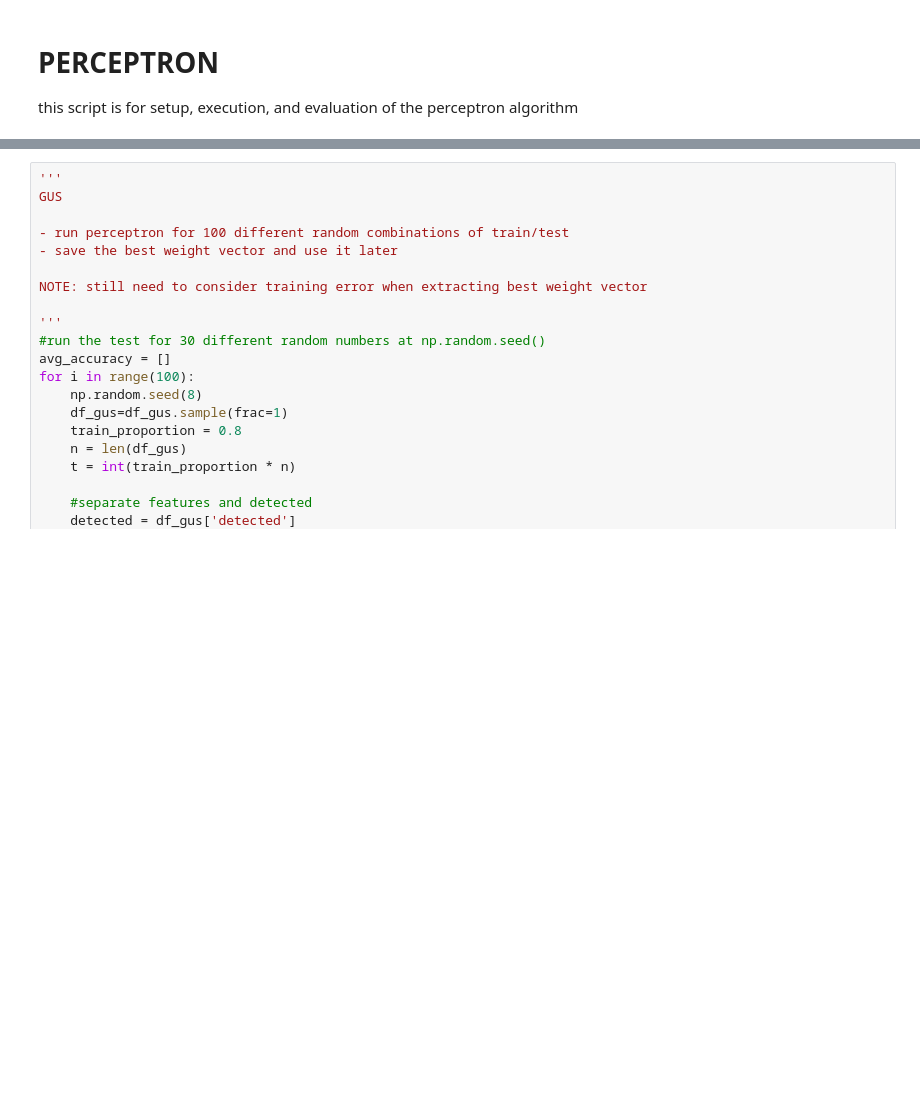
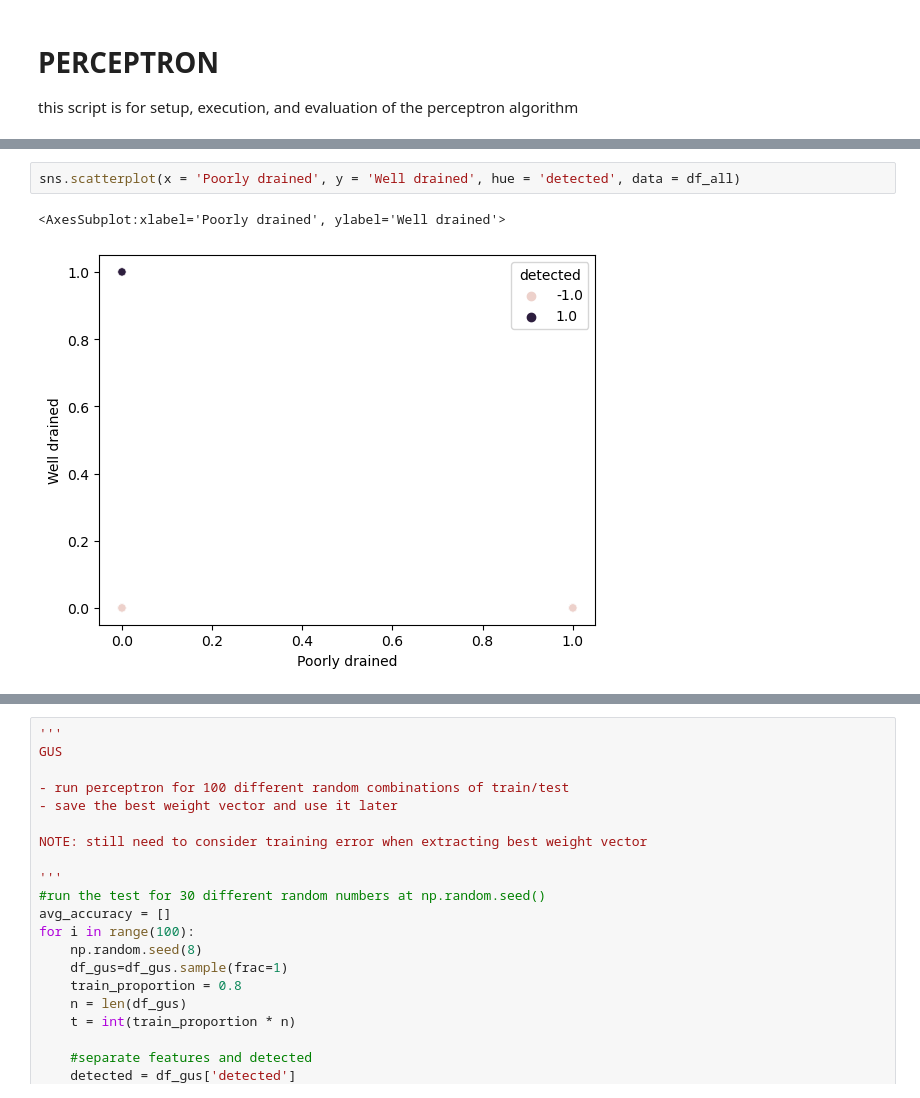
Before and after one commit to izguenther6/orie4741-final, a Jupyter notebook: scripts/perceptron.ipynb, the cells around one changed output, grey strips where cells are left out. Cells and saved outputs as stored; diff of their text form; blank space fills up the shorter version.

```diff
--- a/scripts/perceptron.ipynb
+++ b/scripts/perceptron.ipynb
@@ -24,0 +39,5 @@ np.random.seed(8)
+# %%
+sns.scatterplot(x = 'Poorly drained', y = 'Well drained', hue = 'detected', data = df_all)
+# %% [output]
+<AxesSubplot:xlabel='Poorly drained', ylabel='Well drained'>
+[figure, added]
```
Also changed, not shown: parts of 14 cells of this notebook, 8 other files.
